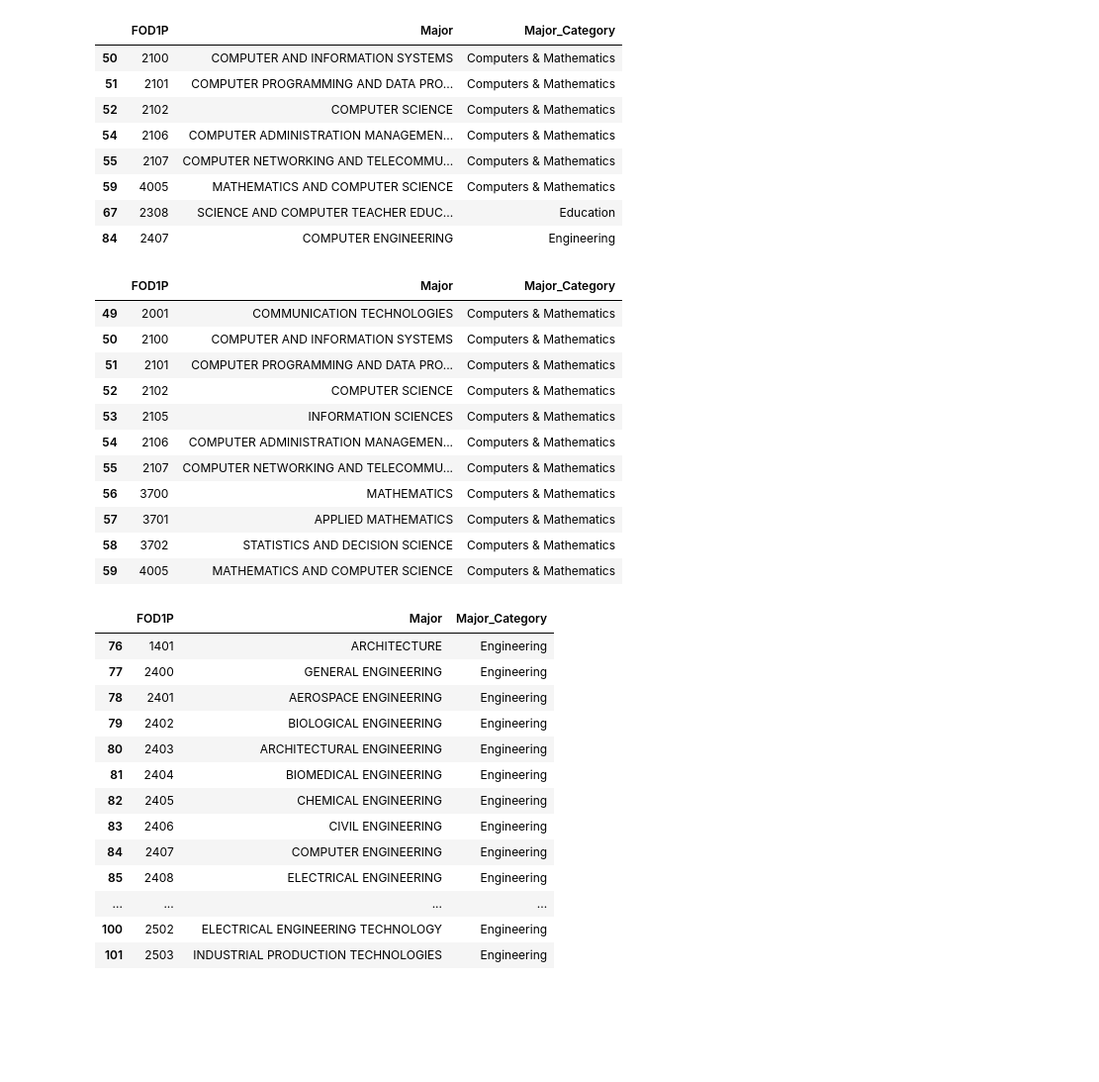
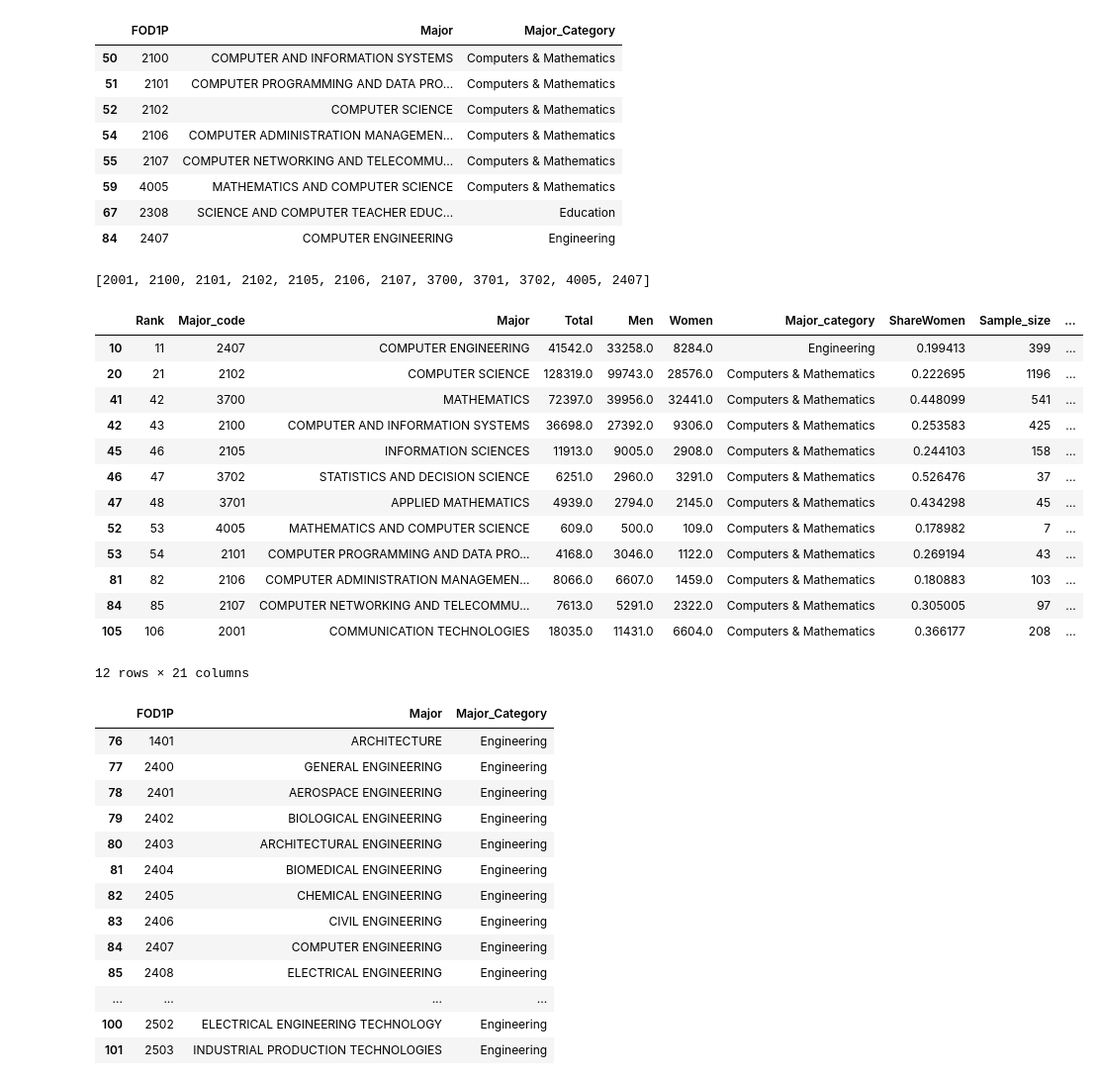
Before and after one commit to Elvinh/cs122_final_project, a Jupyter notebook: college_major_analysis.ipynb, the cells around one changed output. Shown at 99% size. Cells and saved outputs as stored; diff of their text form; code cells hidden in the pictures; blank space fills up the shorter version.

Commit message:
analysis on unemployment

```diff
--- a/college_major_analysis.ipynb
+++ b/college_major_analysis.ipynb
@@ -68,17 +68,32 @@ majors_list_df[majors_list_df['Major'].str.contains('COMPUTER')]
 | 67 | 2308 | SCIENCE AND COMPUTER TEACHER EDUC... | Education |
 | 84 | 2407 | COMPUTER ENGINEERING | Engineering |
 # %%
-majors_list_df.loc[majors_list_df['Major_Category'] == 'Computers & Mathematics']
+CompAndMathDF = majors_list_df.loc[majors_list_df['Major_Category'] == 'Computers & Mathematics']
-# %% [output]
-|  | FOD1P | Major | Major_Category |
-| 49 | 2001 | COMMUNICATION TECHNOLOGIES | Computers & Mathematics |
-| 50 | 2100 | COMPUTER AND INFORMATION SYSTEMS | Computers & Mathematics |
-| 51 | 2101 | COMPUTER PROGRAMMING AND DATA PRO... | Computers & Mathematics |
-| 52 | 2102 | COMPUTER SCIENCE | Computers & Mathematics |
-| 53 | 2105 | INFORMATION SCIENCES | Computers & Mathematics |
-| 54 | 2106 | COMPUTER ADMINISTRATION MANAGEMEN... | Computers & Mathematics |
-| 55 | 2107 | COMPUTER NETWORKING AND TELECOMMU... | Computers & Mathematics |
-| 56 | 3700 | MATHEMATICS | Computers & Mathematics |
-| 57 | 3701 | APPLIED MATHEMATICS | Computers & Mathematics |
-| 58 | 3702 | STATISTICS AND DECISION SCIENCE | Computers & Mathematics |
-| 59 | 4005 | MATHEMATICS AND COMPUTER SCIENCE | Computers & Mathematics |
+# %%
+# Codes of Computer And Math Majors
+ComputerMajorCodes = CompAndMathDF['FOD1P'].tolist()
+# appending 'Computer Engineering' code to list
+ComputerMajorCodes.append('2407')
+ComputerMajorCodes = [int(i) for i in ComputerMajorCodes]
+ComputerMajorCodes
+# %% [output]
+[2001, 2100, 2101, 2102, 2105, 2106, 2107, 3700, 3701, 3702, 4005, 2407]
+# %%
+# Mean of unemployment rates across all majors
+recent_grads_df['Unemployment_rate'].mean()
+recent_grads_df[recent_grads_df['Major_code'].isin(ComputerMajorCodes)]
+# %% [output]
+|  | Rank | Major_code | Major | Total | Men | Women | Major_category | ShareWomen | Sample_size | ... |
+| 10 | 11 | 2407 | COMPUTER ENGINEERING | 41542.0 | 33258.0 | 8284.0 | Engineering | 0.199413 | 399 | ... |
+| 20 | 21 | 2102 | COMPUTER SCIENCE | 128319.0 | 99743.0 | 28576.0 | Computers & Mathematics | 0.222695 | 1196 | ... |
+| 41 | 42 | 3700 | MATHEMATICS | 72397.0 | 39956.0 | 32441.0 | Computers & Mathematics | 0.448099 | 541 | ... |
+| 42 | 43 | 2100 | COMPUTER AND INFORMATION SYSTEMS | 36698.0 | 27392.0 | 9306.0 | Computers & Mathematics | 0.253583 | 425 | ... |
+| 45 | 46 | 2105 | INFORMATION SCIENCES | 11913.0 | 9005.0 | 2908.0 | Computers & Mathematics | 0.244103 | 158 | ... |
+| 46 | 47 | 3702 | STATISTICS AND DECISION SCIENCE | 6251.0 | 2960.0 | 3291.0 | Computers & Mathematics | 0.526476 | 37 | ... |
+| 47 | 48 | 3701 | APPLIED MATHEMATICS | 4939.0 | 2794.0 | 2145.0 | Computers & Mathematics | 0.434298 | 45 | ... |
+| 52 | 53 | 4005 | MATHEMATICS AND COMPUTER SCIENCE | 609.0 | 500.0 | 109.0 | Computers & Mathematics | 0.178982 | 7 | ... |
+| 53 | 54 | 2101 | COMPUTER PROGRAMMING AND DATA PRO... | 4168.0 | 3046.0 | 1122.0 | Computers & Mathematics | 0.269194 | 43 | ... |
+| 81 | 82 | 2106 | COMPUTER ADMINISTRATION MANAGEMEN... | 8066.0 | 6607.0 | 1459.0 | Computers & Mathematics | 0.180883 | 103 | ... |
+| 84 | 85 | 2107 | COMPUTER NETWORKING AND TELECOMMU... | 7613.0 | 5291.0 | 2322.0 | Computers & Mathematics | 0.305005 | 97 | ... |
+| 105 | 106 | 2001 | COMMUNICATION TECHNOLOGIES | 18035.0 | 11431.0 | 6604.0 | Computers & Mathematics | 0.366177 | 208 | ... |
+12 rows × 21 columns
```
Also changed, not shown: parts of 2 cells of this notebook.
